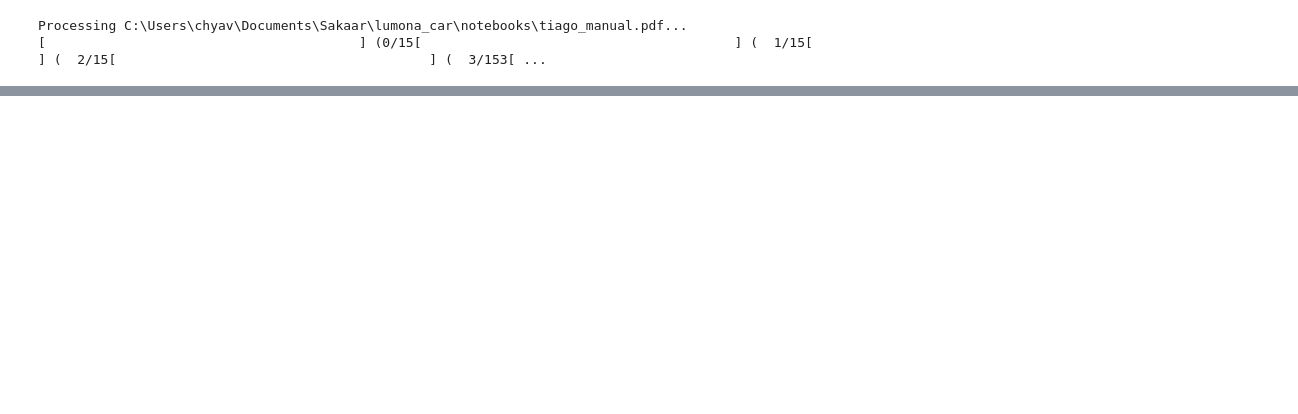
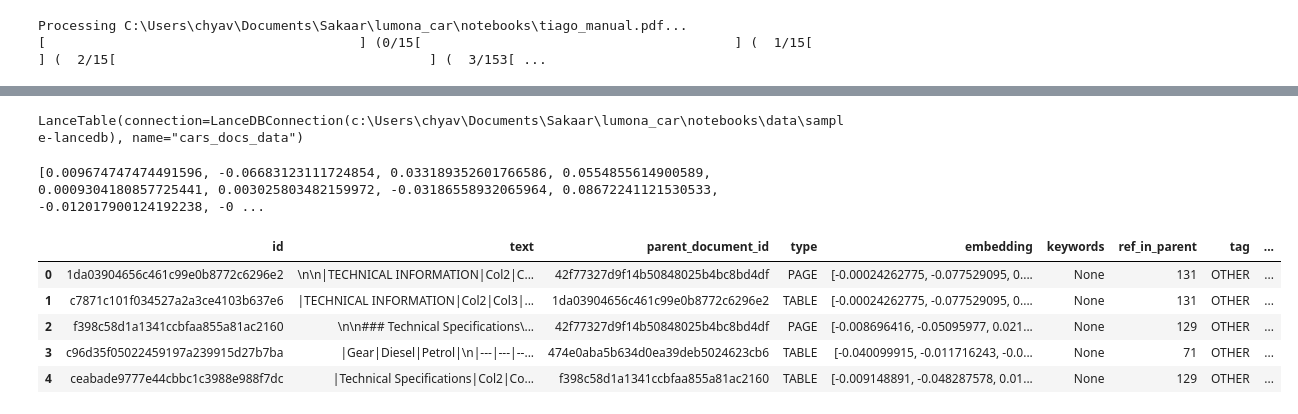
Before and after one commit to AVITUL/lumona_car, a Jupyter notebook: notebooks/lance_db.ipynb, the cells around one changed output, grey strips where cells are left out. Saved outputs shown, nothing was run; the diff lists cells and outputs as text; code cells hidden in the pictures; blank space fills up the shorter version.

```diff
--- a/notebooks/lance_db.ipynb
+++ b/notebooks/lance_db.ipynb
@@ -44,0 +44,7 @@ fetched_docs.head()
+# %%
+from langchain_huggingface import HuggingFaceEmbeddings
+
+embedding_handler = HuggingFaceEmbeddings(model_name="sentence-transformers/all-mpnet-base-v2")
+embedding = embedding_handler.embed_query("Hello, world!")
+
+print(embedding)
@@ -44,0 +64,9 @@ fetched_docs.head()
+# %%
+# Drop existing table and recreate with updated embeddings
+if "cars_docs_data" in db.table_names():
+    db.drop_table("cars_docs_data")
+
+# Create new table with the updated dataframe that includes embeddings
+db.create_table("cars_docs_data", data=fetched_docs.to_dict('records'))
+# %% [output]
+LanceTable(connection=LanceDBConnection(c:\Users\chyav\Documents\Sakaar\lumona_car\notebooks\data\sample-lancedb), name="cars_docs_data")
@@ -44,0 +106,50 @@ fetched_docs.head()
+# %%
+question = "What is the maximum speed of the car?"
+
+question_embedding = embedding_handler.embed_query(question)
+
+print(question_embedding)
+# %% [output]
+[0.009674747474491596, -0.06683123111724854, 0.033189352601766586, 0.0554855614900589, 0.0009304180857725441, 0.003025803482159972, -0.03186558932065964, 0.08672241121530533, -0.012017900124192238, -0 ...
+# %%
+# Convert list to numpy array for vector search
+import numpy as np
+query_vector = np.array(question_embedding, dtype=np.float32)
+
+# Build query schema based on the question
+# Build query conditions based on non-None values
+query = {
+    "keywords": ["speed", "maximum"],
+    "car_model": None,  # Could be extracted from question if needed
+    "tags": ["TECHNICAL"],  # Assuming technical specs would contain speed info
+    "type": "TABLE"  # Speed likely found in technical tables
+}
+
+# Build WHERE clause dynamically based on non-None values
+where_conditions = []
+if query["type"]:
+    where_conditions.append(f"type = '{query['type']}'")
+if query["tags"]:
+    where_conditions.append(f"tag IN {query['tags']}")
+if query["car_model"]:
+    where_conditions.append(f"car_model = '{query['car_model']}'")
+
+# Join conditions with AND
+where_clause = " AND ".join(where_conditions)
+
+# Combine vector search with metadata filtering
+retrieved_docs = (
+    rag_table.search(query_vector, vector_column_name="embedding")
+    .where(where_clause)
+    .limit(10)
+    .to_pandas()
+)
+
+retrieved_docs.head()
+# %% [output]
+|  | id | text | parent_document_id | type | embedding | keywords | ref_in_parent | tag | ... |
+| 0 | 1da03904656c461c99e0b8772c6296e2 | \n\n|TECHNICAL INFORMATION|Col2|C... | 42f77327d9f14b50848025b4bc8bd4df | PAGE | [-0.00024262775, -0.077529095, 0.... | None | 131 | OTHER | ... |
+| 1 | c7871c101f034527a2a3ce4103b637e6 | |TECHNICAL INFORMATION|Col2|Col3|... | 1da03904656c461c99e0b8772c6296e2 | TABLE | [-0.00024262775, -0.077529095, 0.... | None | 131 | OTHER | ... |
+| 2 | f398c58d1a1341ccbfaa855a81ac2160 | \n\n### Technical Specifications\... | 42f77327d9f14b50848025b4bc8bd4df | PAGE | [-0.008696416, -0.05095977, 0.021... | None | 129 | OTHER | ... |
+| 3 | c96d35f05022459197a239915d27b7ba | |Gear|Diesel|Petrol|\n|---|---|--... | 474e0aba5b634d0ea39deb5024623cb6 | TABLE | [-0.040099915, -0.011716243, -0.0... | None | 71 | OTHER | ... |
+| 4 | ceabade9777e44cbbc1c3988e988f7dc | |Technical Specifications|Col2|Co... | f398c58d1a1341ccbfaa855a81ac2160 | TABLE | [-0.009148891, -0.048287578, 0.01... | None | 129 | OTHER | ... |
```
Also changed, not shown: parts of 4 cells of this notebook, 12 other files.
